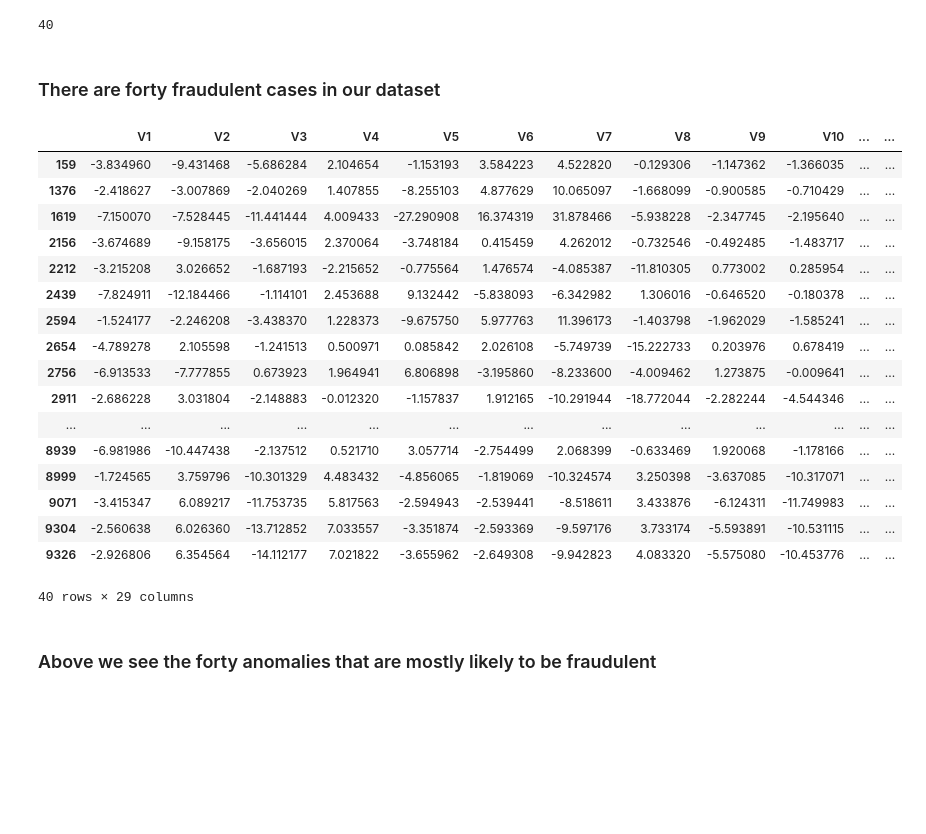
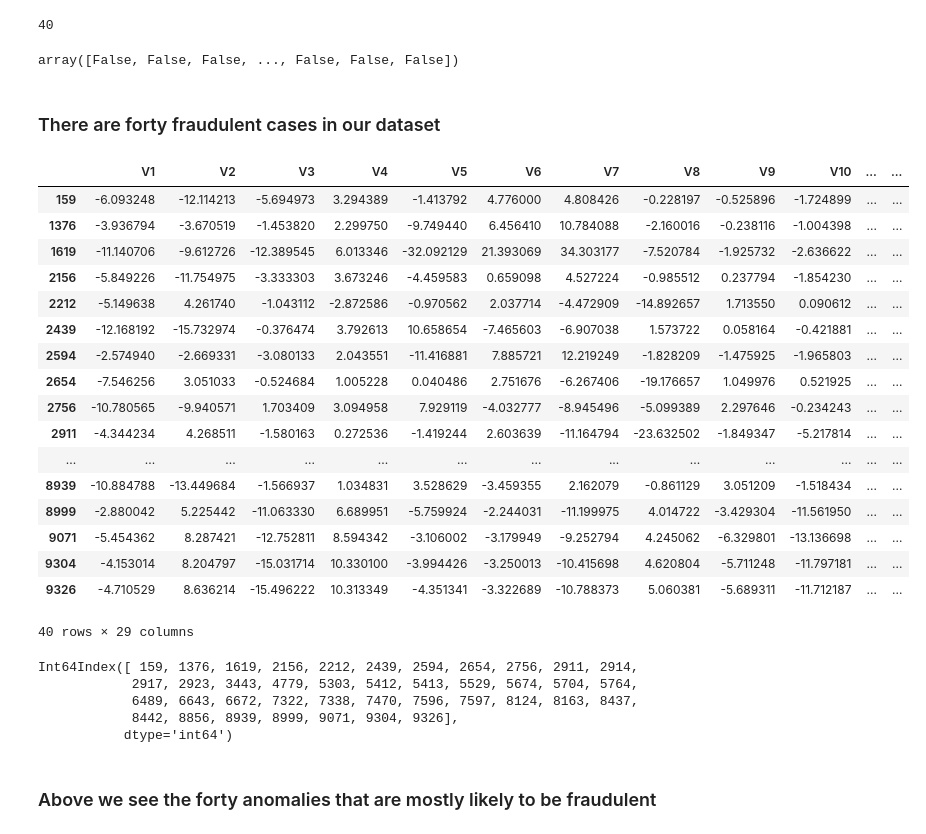
Before and after one commit to Rovidicus/Unsupervised-Learning-Clustering, a Jupyter notebook: Anomaly_Detection_Credit_Cards.ipynb, the cells around one changed output. Drawn from its saved outputs; the diff is of its cells as text; code cells hidden in the pictures; blank space fills up the shorter version.

```diff
--- a/Anomaly_Detection_Credit_Cards.ipynb
+++ b/Anomaly_Detection_Credit_Cards.ipynb
@@ -86,33 +86,45 @@ filter_anomalies = min_distances > threshold
 filter_anomalies.sum()
 # %% [output]
 40
+# %%
+filter_anomalies
+# %% [output]
+array([False, False, False, ..., False, False, False])
 # %% [markdown]
 ### There are forty fraudulent cases in our dataset
 # %%
 # Getting the row indices of the anomalies
-idx_anomalies = scaled_df[filter_anomalies].index
+idx_anomalies = df[filter_anomalies].index
 # Slicing the anomalies from X (for demonstration)
-anoms_km = scaled_df.iloc[idx_anomalies]
+anoms_km = df.iloc[idx_anomalies]
 anoms_km
 # %% [output]
 |  | V1 | V2 | V3 | V4 | V5 | V6 | V7 | V8 | V9 | V10 | ... | ... |
-| 159 | -3.834960 | -9.431468 | -5.686284 | 2.104654 | -1.153193 | 3.584223 | 4.522820 | -0.129306 | -1.147362 | -1.366035 | ... | ... |
-| 1376 | -2.418627 | -3.007869 | -2.040269 | 1.407855 | -8.255103 | 4.877629 | 10.065097 | -1.668099 | -0.900585 | -0.710429 | ... | ... |
-| 1619 | -7.150070 | -7.528445 | -11.441444 | 4.009433 | -27.290908 | 16.374319 | 31.878466 | -5.938228 | -2.347745 | -2.195640 | ... | ... |
-| 2156 | -3.674689 | -9.158175 | -3.656015 | 2.370064 | -3.748184 | 0.415459 | 4.262012 | -0.732546 | -0.492485 | -1.483717 | ... | ... |
-| 2212 | -3.215208 | 3.026652 | -1.687193 | -2.215652 | -0.775564 | 1.476574 | -4.085387 | -11.810305 | 0.773002 | 0.285954 | ... | ... |
-| 2439 | -7.824911 | -12.184466 | -1.114101 | 2.453688 | 9.132442 | -5.838093 | -6.342982 | 1.306016 | -0.646520 | -0.180378 | ... | ... |
-| 2594 | -1.524177 | -2.246208 | -3.438370 | 1.228373 | -9.675750 | 5.977763 | 11.396173 | -1.403798 | -1.962029 | -1.585241 | ... | ... |
-| 2654 | -4.789278 | 2.105598 | -1.241513 | 0.500971 | 0.085842 | 2.026108 | -5.749739 | -15.222733 | 0.203976 | 0.678419 | ... | ... |
-| 2756 | -6.913533 | -7.777855 | 0.673923 | 1.964941 | 6.806898 | -3.195860 | -8.233600 | -4.009462 | 1.273875 | -0.009641 | ... | ... |
-| 2911 | -2.686228 | 3.031804 | -2.148883 | -0.012320 | -1.157837 | 1.912165 | -10.291944 | -18.772044 | -2.282244 | -4.544346 | ... | ... |
+| 159 | -6.093248 | -12.114213 | -5.694973 | 3.294389 | -1.413792 | 4.776000 | 4.808426 | -0.228197 | -0.525896 | -1.724899 | ... | ... |
+| 1376 | -3.936794 | -3.670519 | -1.453820 | 2.299750 | -9.749440 | 6.456410 | 10.784088 | -2.160016 | -0.238116 | -1.004398 | ... | ... |
+| 1619 | -11.140706 | -9.612726 | -12.389545 | 6.013346 | -32.092129 | 21.393069 | 34.303177 | -7.520784 | -1.925732 | -2.636622 | ... | ... |
+| 2156 | -5.849226 | -11.754975 | -3.333303 | 3.673246 | -4.459583 | 0.659098 | 4.527224 | -0.985512 | 0.237794 | -1.854230 | ... | ... |
+| 2212 | -5.149638 | 4.261740 | -1.043112 | -2.872586 | -0.970562 | 2.037714 | -4.472909 | -14.892657 | 1.713550 | 0.090612 | ... | ... |
+| 2439 | -12.168192 | -15.732974 | -0.376474 | 3.792613 | 10.658654 | -7.465603 | -6.907038 | 1.573722 | 0.058164 | -0.421881 | ... | ... |
+| 2594 | -2.574940 | -2.669331 | -3.080133 | 2.043551 | -11.416881 | 7.885721 | 12.219249 | -1.828209 | -1.475925 | -1.965803 | ... | ... |
+| 2654 | -7.546256 | 3.051033 | -0.524684 | 1.005228 | 0.040486 | 2.751676 | -6.267406 | -19.176657 | 1.049976 | 0.521925 | ... | ... |
+| 2756 | -10.780565 | -9.940571 | 1.703409 | 3.094958 | 7.929119 | -4.032777 | -8.945496 | -5.099389 | 2.297646 | -0.234243 | ... | ... |
+| 2911 | -4.344234 | 4.268511 | -1.580163 | 0.272536 | -1.419244 | 2.603639 | -11.164794 | -23.632502 | -1.849347 | -5.217814 | ... | ... |
 | ... | ... | ... | ... | ... | ... | ... | ... | ... | ... | ... | ... | ... |
-| 8939 | -6.981986 | -10.447438 | -2.137512 | 0.521710 | 3.057714 | -2.754499 | 2.068399 | -0.633469 | 1.920068 | -1.178166 | ... | ... |
-| 8999 | -1.724565 | 3.759796 | -10.301329 | 4.483432 | -4.856065 | -1.819069 | -10.324574 | 3.250398 | -3.637085 | -10.317071 | ... | ... |
-| 9071 | -3.415347 | 6.089217 | -11.753735 | 5.817563 | -2.594943 | -2.539441 | -8.518611 | 3.433876 | -6.124311 | -11.749983 | ... | ... |
-| 9304 | -2.560638 | 6.026360 | -13.712852 | 7.033557 | -3.351874 | -2.593369 | -9.597176 | 3.733174 | -5.593891 | -10.531115 | ... | ... |
-| 9326 | -2.926806 | 6.354564 | -14.112177 | 7.021822 | -3.655962 | -2.649308 | -9.942823 | 4.083320 | -5.575080 | -10.453776 | ... | ... |
+| 8939 | -10.884788 | -13.449684 | -1.566937 | 1.034831 | 3.528629 | -3.459355 | 2.162079 | -0.861129 | 3.051209 | -1.518434 | ... | ... |
+| 8999 | -2.880042 | 5.225442 | -11.063330 | 6.689951 | -5.759924 | -2.244031 | -11.199975 | 4.014722 | -3.429304 | -11.561950 | ... | ... |
+| 9071 | -5.454362 | 8.287421 | -12.752811 | 8.594342 | -3.106002 | -3.179949 | -9.252794 | 4.245062 | -6.329801 | -13.136698 | ... | ... |
+| 9304 | -4.153014 | 8.204797 | -15.031714 | 10.330100 | -3.994426 | -3.250013 | -10.415698 | 4.620804 | -5.711248 | -11.797181 | ... | ... |
+| 9326 | -4.710529 | 8.636214 | -15.496222 | 10.313349 | -4.351341 | -3.322689 | -10.788373 | 5.060381 | -5.689311 | -11.712187 | ... | ... |
 40 rows × 29 columns
+# %%
+idx_anomalies
+# %% [output]
+Int64Index([ 159, 1376, 1619, 2156, 2212, 2439, 2594, 2654, 2756, 2911, 2914,
+            2917, 2923, 3443, 4779, 5303, 5412, 5413, 5529, 5674, 5704, 5764,
+            6489, 6643, 6672, 7322, 7338, 7470, 7596, 7597, 8124, 8163, 8437,
+            8442, 8856, 8939, 8999, 9071, 9304, 9326],
+           dtype='int64')
 # %% [markdown]
 ### Above we see the forty anomalies that are mostly likely to be fraudulent
 # %% [markdown]
```
Also changed, not shown: parts of 11 cells of this notebook.
